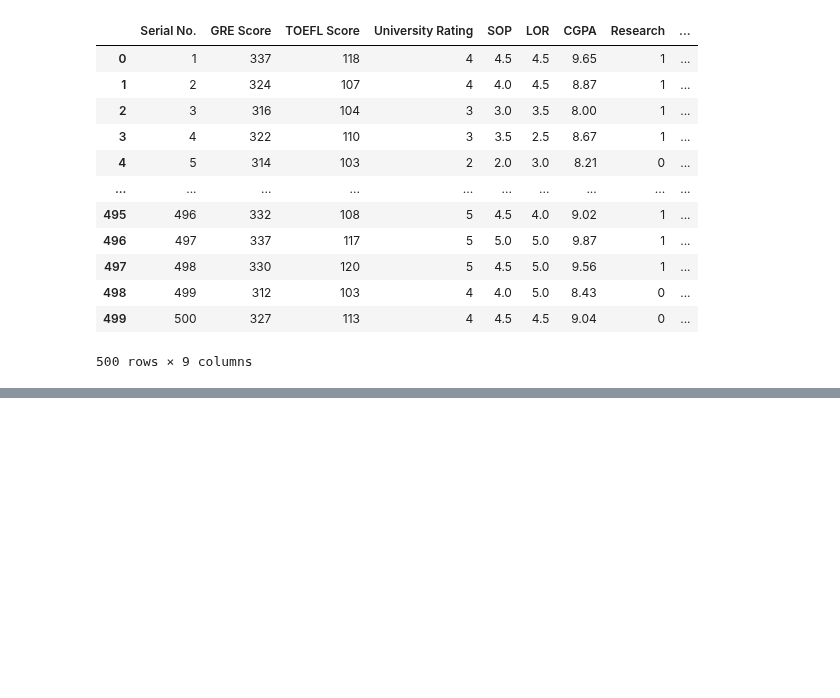
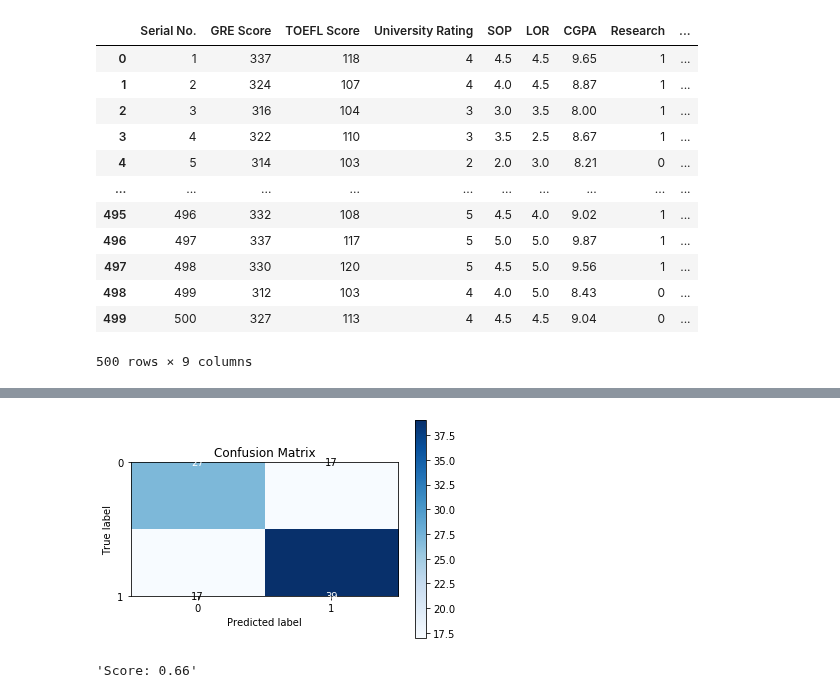
Before and after one commit to aleberans/Analisi-dati-per-problemi-di-medicina-legale, a Jupyter notebook: Esercizi/EserciziNovembre/Esercizi_veri/Uso_funzioni.ipynb, the cells around one changed output, grey strips where cells are left out. Drawn from its saved outputs; the diff is of its cells as text; code cells hidden in the pictures; blank space fills up the shorter version.

```diff
--- a/Esercizi/EserciziNovembre/Esercizi_veri/Uso_funzioni.ipynb
+++ b/Esercizi/EserciziNovembre/Esercizi_veri/Uso_funzioni.ipynb
@@ -107,0 +277,5 @@ addestraSVC('Admission_Predict_Ver1', X=X, y=y, c=0.1, gamma=0.2, kernel='linear
+# %%
+addestraMLPClassifier(activation='logistic', solver='lbfgs', nomeDataset='Admission_Predict_Ver1', hidden_layer_sizes=(13, 13), max_iter=400, X=X, y=y, dim=7)
+# %% [output]
+[figure, added]
+'Score: 0.66'
```
Also changed, not shown: parts of 10 cells of this notebook, 3 other files.
